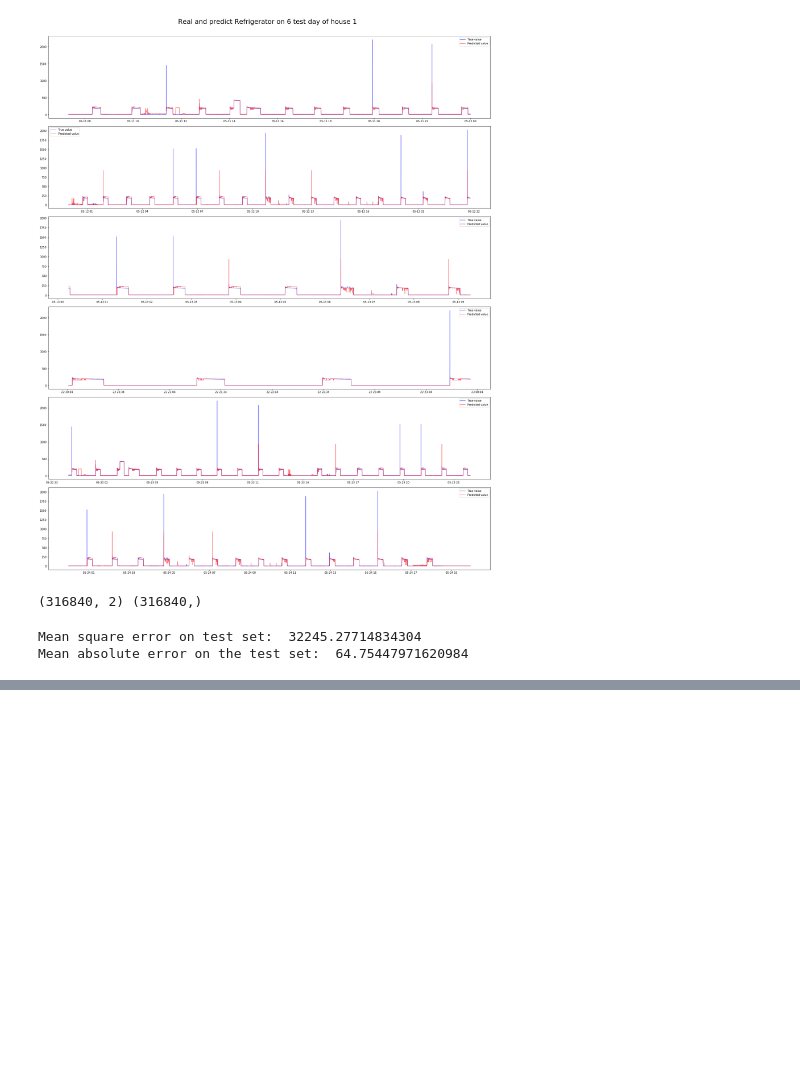
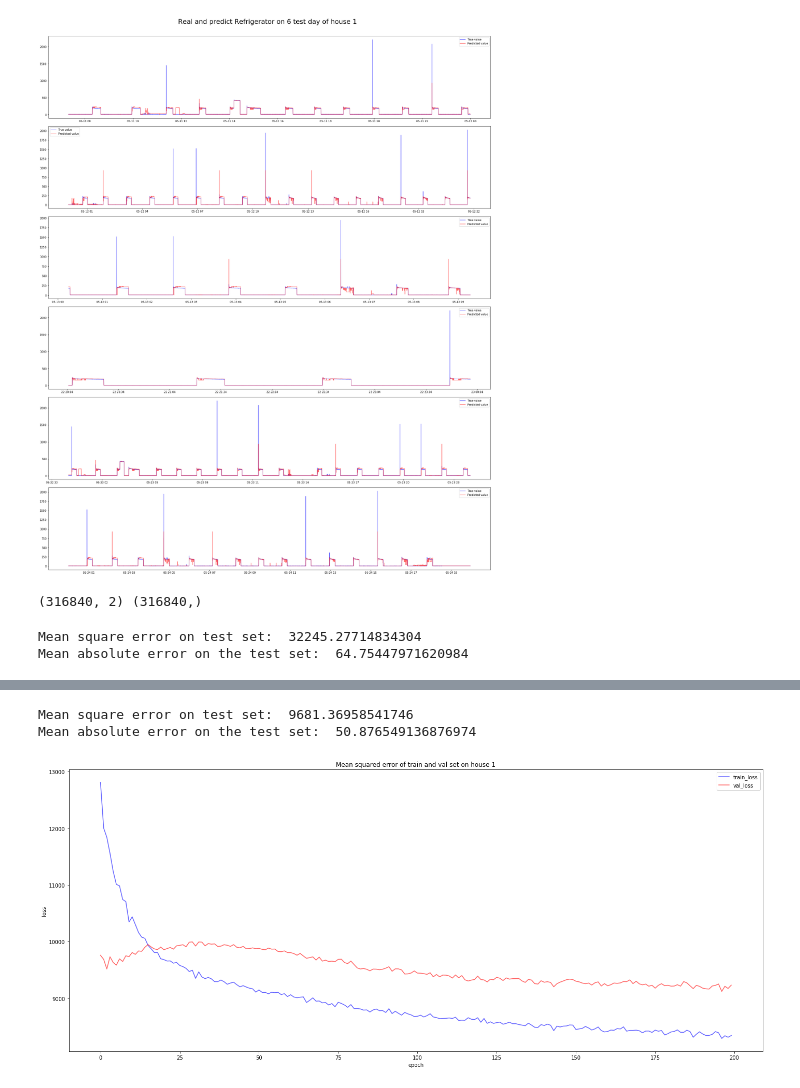
Before and after one commit to alirezasamar/DeepNILM, a Jupyter notebook: DeepNILM - Deep Energy Disaggregation.ipynb, the cells around one changed output, grey strips where cells are left out. Saved outputs shown, nothing was run; the diff lists cells and outputs as text; code cells hidden in the pictures; blank space fills up the shorter version.

```diff
--- a/DeepNILM - Deep Energy Disaggregation.ipynb
+++ b/DeepNILM - Deep Energy Disaggregation.ipynb
@@ -306,0 +316,25 @@ KeyboardInterrupt:
+# %%
+fc_model_1 = load_model('fc_refrig_h1_2.hdf5')
+pred_fc_1 = fc_model_1.predict(X_test1).reshape(-1)
+mse_loss_fc_1 = mse_loss(pred_fc_1, y_test1)
+mae_loss_fc_1 = mae_loss(pred_fc_1, y_test1)
+print('Mean square error on test set: ', mse_loss_fc_1)
+print('Mean absolute error on the test set: ', mae_loss_fc_1)
+# %% [output]
+Mean square error on test set:  9681.36958541746
+Mean absolute error on the test set:  50.876549136876974
+# %%
+train_loss = hist_fc_1.history['loss']
+val_loss = hist_fc_1.history['val_loss']
+def plot_losses(train_loss, val_loss):
+    plt.rcParams["figure.figsize"] = [24,10]
+    plt.title('Mean squared error of train and val set on house 1')
+    plt.plot( range(len(train_loss)), train_loss, color = 'b', alpha = 0.6, label='train_loss' )
+    plt.plot( range(len( val_loss )), val_loss, color = 'r', alpha = 0.6, label='val_loss' )
+    plt.xlabel( 'epoch' )
+    plt.ylabel( 'loss' )
+    plt.legend()
+
+plot_losses(train_loss, val_loss)
+# %% [output]
+[figure, added]
```
Also changed, not shown: parts of 10 cells of this notebook, 8 other files.
